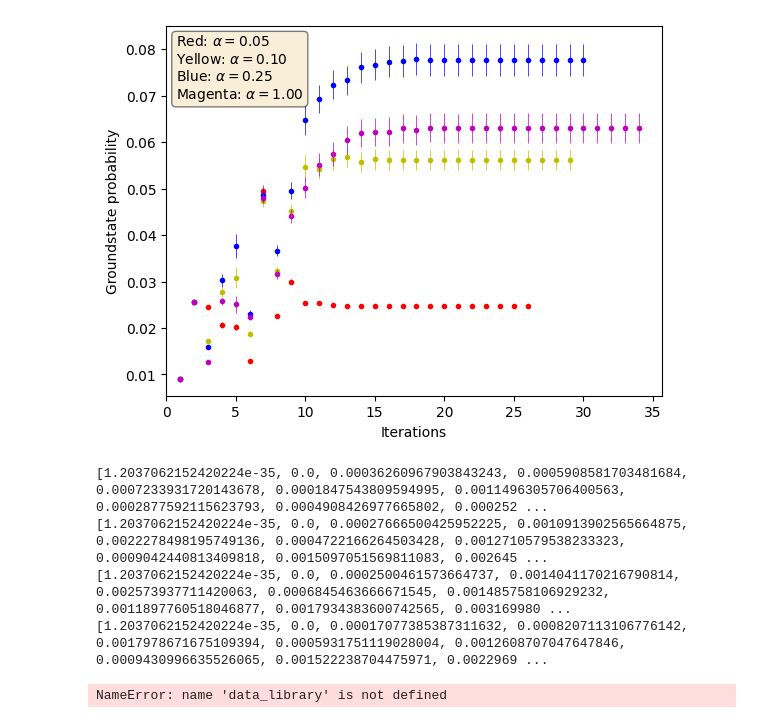
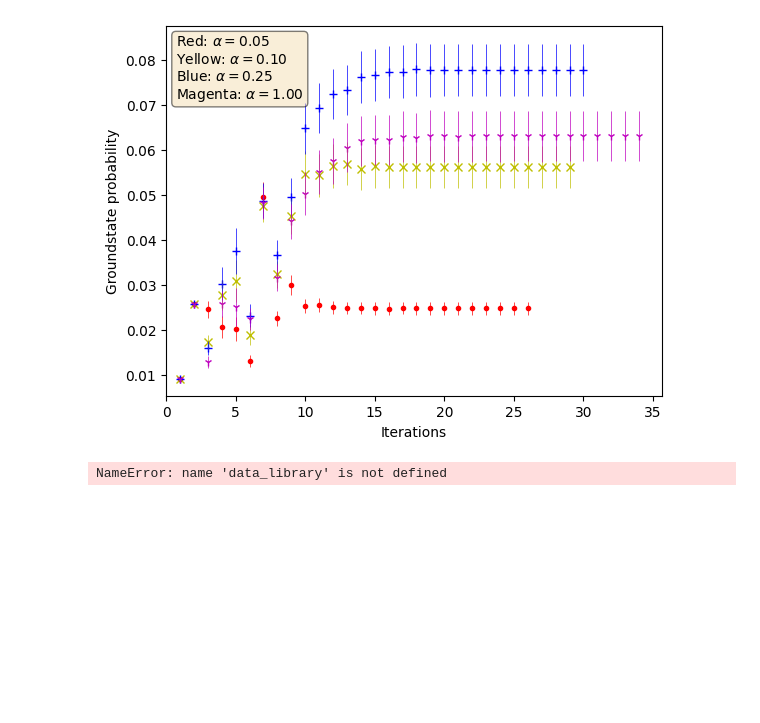
Before and after one commit to jacobljungberg/Testing_CVaR_on_QAOA, a Jupyter notebook: examples/Data_analysis.ipynb, the cells around one changed output. Saved outputs shown, nothing was run; the diff lists cells and outputs as text; code cells hidden in the pictures; blank space fills up the shorter version.

```diff
--- a/examples/Data_analysis.ipynb
+++ b/examples/Data_analysis.ipynb
@@ -63,8 +21,9 @@ plt.show()
 # %%
 # Den här funktionen skapar listor av alla floatlists (med ground state probability)
+#bara för att kunna jobba med filerna
 
-def tofloatlists(dataframe):
-    probs=dataframe["Ground state probability"]
+def tofloatlists(dataframe, string): #dataframe is the csv-file that's been read, string is "CVaR cost" or "Ground state probability"
+    probs=dataframe[string]
     floatlists = []
     for i in range(1000):
         probabs = probs[i]
@@ -74,7 +33,7 @@ def tofloatlists(dataframe):
 
     return floatlists
 # %%
-problist_alpha005 = tofloatlists(alpha005_samp32_inparams_01_01_df)
-problist_alpha010 = tofloatlists(alpha010_samp32_inparams_01_01_df)
-problist_alpha025 = tofloatlists(alpha025_samp32_inparams_01_01_df)
-problist_alpha100 = tofloatlists(alpha100_samp32_inparams_01_01_df)
+problist_alpha005 = tofloatlists(alpha005_samp32_inparams_01_01_df, "Ground state probability")
+problist_alpha010 = tofloatlists(alpha010_samp32_inparams_01_01_df, "Ground state probability")
+problist_alpha025 = tofloatlists(alpha025_samp32_inparams_01_01_df, "Ground state probability")
+problist_alpha100 = tofloatlists(alpha100_samp32_inparams_01_01_df, "Ground state probability")
@@ -120,6 +202,7 @@ plt.show()
 # %%
 #Denna koden beräknar ett medelvärde av groundstate probability för alla 1000 mätningar för varje iteration.
 #I de fall då den slutar optimera tidigre används det sista värdet i resterande medelvärdesbildningar
+#kan användas för CVaR cost också
 
 def average_value_prob(problists): #inputen ska vara en problists (alltså en lista av ground state probabilities för en mätserie)
     average_value_list = []
@@ -134,14 +217,12 @@ def average_value_prob(problists): #inputen ska vara en problists (alltså en li
 
     for i in range(len_max_problist): #beräknar medelvärdet och variansen (för error-bars) för varje iteration
         lst = [item[i] for item in problists]
-        average_value_list.append(sum(lst)/len(lst)) #medelvärdet
-        yerr.append(np.var(lst)) #varians
-
+        average_value_list.append(np.mean(lst)) #medelvärdet
+        yerr.append(np.std(lst)/10) #standradavvikelse (varians) OBS:dividerad med 10 för att få plats i bilden
 
     return average_value_list, yerr
 # %%
 # Koden som plottar medelvärdet av alla 1000 mätningar för olika alpha
-#problists = [problist_alpha005, problist_alpha010, problist_alpha025, problist_alpha100]
 
 average_value_list005, yerr005 = average_value_prob(problist_alpha005)
 average_value_list010, yerr010 = average_value_prob(problist_alpha010)
@@ -155,56 +236,47 @@ for i in range(len(average_value_list005)):
     ax.plot(i+1, average_value_list005[i], 'r.', linewidth=1)
 
 for i in range(len(average_value_list010)):
-    ax.plot(i+1, average_value_list010[i], 'y.', linewidth=1)
+    ax.plot(i+1, average_value_list010[i], 'yx', linewidth=1)
 
 for i in range(len(average_value_list025)):
-    ax.plot(i+1, average_value_list025[i], 'b.', linewidth=1)
+    ax.plot(i+1, average_value_list025[i], 'b+', linewidth=1)
 
 for i in range(len(average_value_list100)):
-    ax.plot(i+1, average_value_list100[i], 'm.', linewidth=1)
+    ax.plot(i+1, average_value_list100[i], 'm1', linewidth=1)
 
 
 ax.errorbar(x=list(range(1, len(average_value_list005) + 1)),y=average_value_list005, yerr=yerr005,
             xerr=None, linestyle='none', ecolor = 'r', elinewidth=0.5)
 
 ax.errorbar(x=list(range(1, len(average_value_list010) + 1)),y=average_value_list010, yerr=yerr010,
             xerr=None, linestyle='none', ecolor = 'y', elinewidth=0.5)
 
 ax.errorbar(x=list(range(1, len(average_value_list025) + 1)),y=average_value_list025, yerr=yerr025,
             xerr=None, linestyle='none', ecolor = 'b', elinewidth=0.5)
 
 ax.errorbar(x=list(range(1, len(average_value_list100) + 1)),y=average_value_list100, yerr=yerr100,
             xerr=None, linestyle='none', ecolor = 'm', elinewidth=0.5)
 
 plt.xlabel('Iterations')
 plt.ylabel('Groundstate probability')
 
 ax.set_xlim(0)
 
 textstr = '\n'.join((
     r'Red: $\alpha=%.2f$' % 0.05,
     r'Yellow: $\alpha=%.2f$' % 0.10,
     r'Blue: $\alpha=%.2f$' % 0.25,
     r'Magenta: $\alpha=%.2f$' % 1))
 
 props = dict(boxstyle='round', facecolor='wheat', alpha=0.5)
 ax.text(0.02, 0.98, textstr,
         verticalalignment='top', horizontalalignment='left',
         transform=ax.transAxes,
         color='black', fontsize=10, bbox=props)
 
-
 plt.show()
-print(yerr005)
-print(yerr010)
-print(yerr025)
-print(yerr100)
 # %% [output]
-[figure, old version]
+[figure, new version]
-[1.2037062152420224e-35, 0.0, 0.00036260967903843243, 0.0005908581703481684, 0.0007233931720143678, 0.0001847543809594995, 0.0011496305706400563, 0.0002877592115623793, 0.0004908426977665802, 0.000252 ...
-[1.2037062152420224e-35, 0.0, 0.00027666500425952225, 0.0010913902565664875, 0.0022278498195749136, 0.0004722166264503428, 0.0012710579538233323, 0.0009042440813409818, 0.0015097051569811083, 0.002645 ...
-[1.2037062152420224e-35, 0.0, 0.0002500461573664737, 0.0014041170216790814, 0.002573937711420063, 0.0006845463666671545, 0.001485758106929232, 0.0011897760518046877, 0.0017934383600742565, 0.003169980 ...
-[1.2037062152420224e-35, 0.0, 0.00017077385387311632, 0.0008207113106776142, 0.0017978671675109394, 0.0005931751119028004, 0.0012608707047647846, 0.0009430996635526065, 0.001522238704475971, 0.0022969 ...
 # %%
 #Det här var gammal kod för att plotta, behöver ändras för att läsa dataframesen som laddats in från csverna
 #men kan ju användas som mall
```
Also changed, not shown: parts of 7 cells of this notebook.
